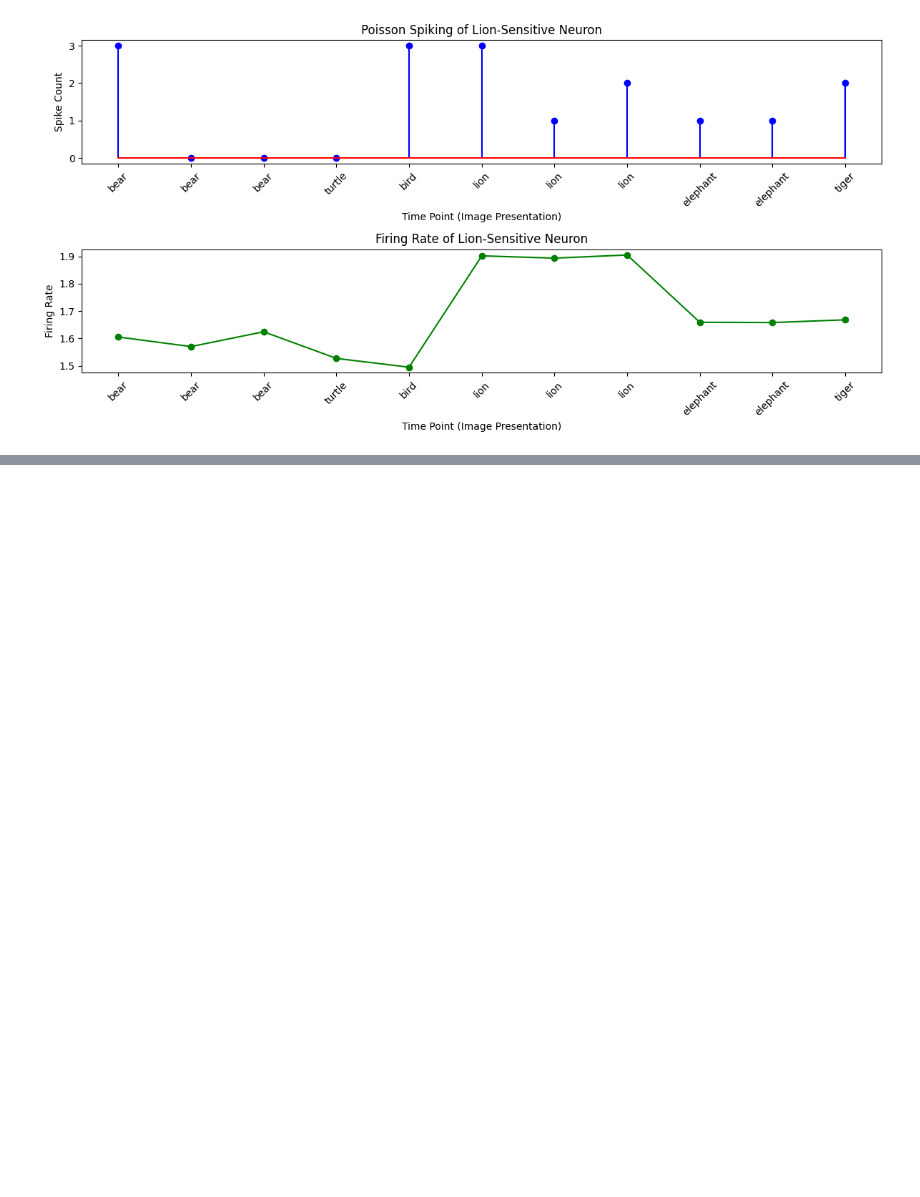
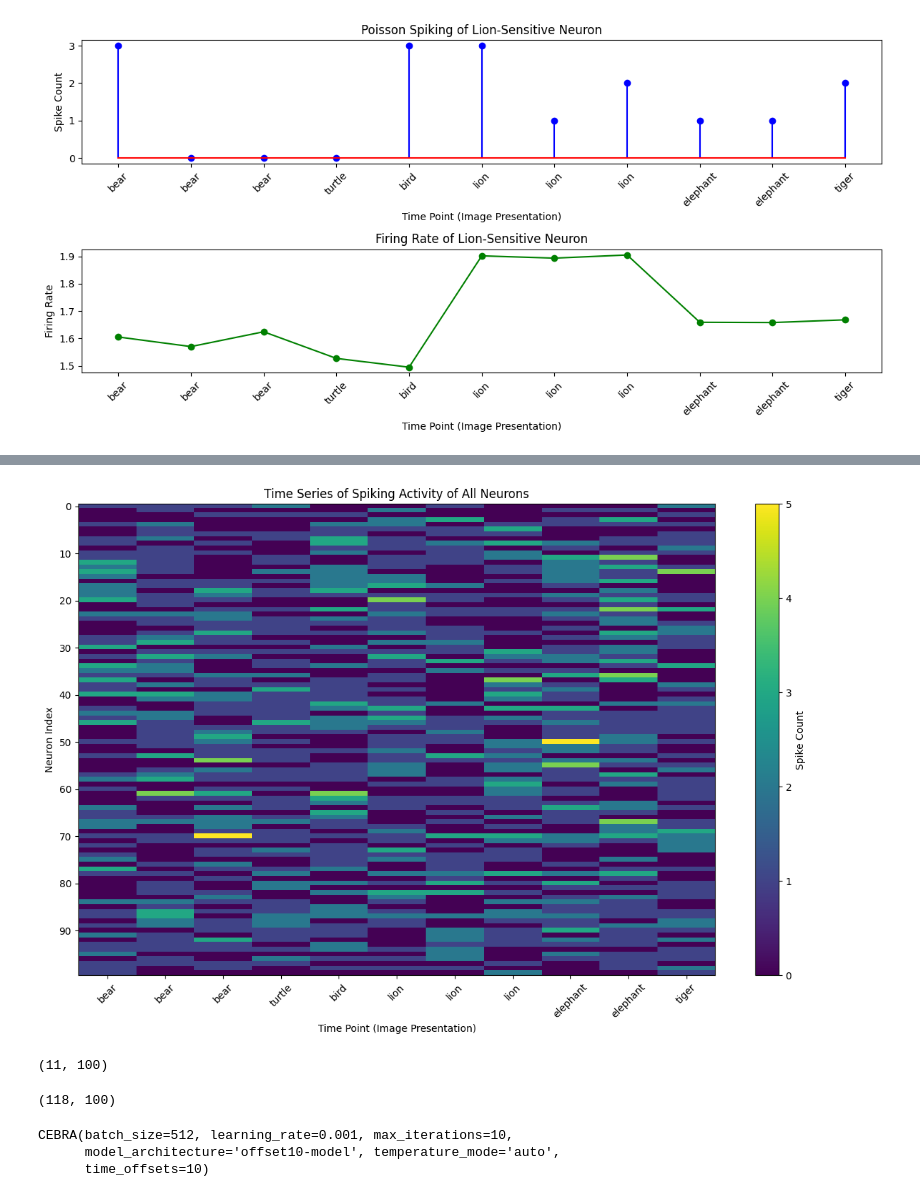
Before and after one commit to mariakesa/NeuroGarage, a Jupyter notebook: null_simulations/poc.ipynb, the cells around one changed output, grey strips where cells are left out. Cells and saved outputs as stored; diff of their text form; code cells hidden in the pictures; blank space fills up the shorter version.

```diff
--- a/null_simulations/poc.ipynb
+++ b/null_simulations/poc.ipynb
@@ -334,0 +409,25 @@ plt.show()
+# %%
+# Assume spikes and labels are already defined from your simulation
+# spikes: array of shape (num_samples, num_neurons)
+# labels: list of image labels
+
+# Transpose spikes for plotting
+spikes_transposed = spikes.T
+
+# Plotting code as above
+plt.figure(figsize=(12, 8))
+plt.imshow(spikes_transposed, aspect='auto', interpolation='nearest', cmap='viridis')
+plt.colorbar(label='Spike Count')
+plt.xlabel('Time Point (Image Presentation)')
+plt.ylabel('Neuron Index')
+plt.title('Time Series of Spiking Activity of All Neurons')
+plt.xticks(ticks=np.arange(len(labels)), labels=labels, rotation=45)
+plt.yticks(ticks=np.arange(0, num_neurons, 10))
+plt.tight_layout()
+plt.show()
+# %% [output]
+[figure, added]
+# %%
+print(spikes.shape)
+# %% [output]
+(11, 100)
@@ -334,0 +481,29 @@ plt.show()
+# %%
+spikes.shape
+# %% [output]
+(118, 100)
+# %%
+import cebra
+from cebra import CEBRA
+
+cebra_model = CEBRA(
+    model_architecture = "offset10-model",
+    batch_size = 512,
+    temperature_mode="auto",
+    learning_rate = 0.001,
+    max_iterations = 10,
+    time_offsets = 10,
+    output_dimension = 8,
+    device = "cuda_if_available",
+    verbose = False
+)
+
+timesteps = 5000
+neurons = 50
+out_dim = 8
+
+cebra_model.fit(spikes)
+# %% [output]
+CEBRA(batch_size=512, learning_rate=0.001, max_iterations=10,
+      model_architecture='offset10-model', temperature_mode='auto',
+      time_offsets=10)
```
Also changed, not shown: parts of 8 cells of this notebook, 3 other files.
